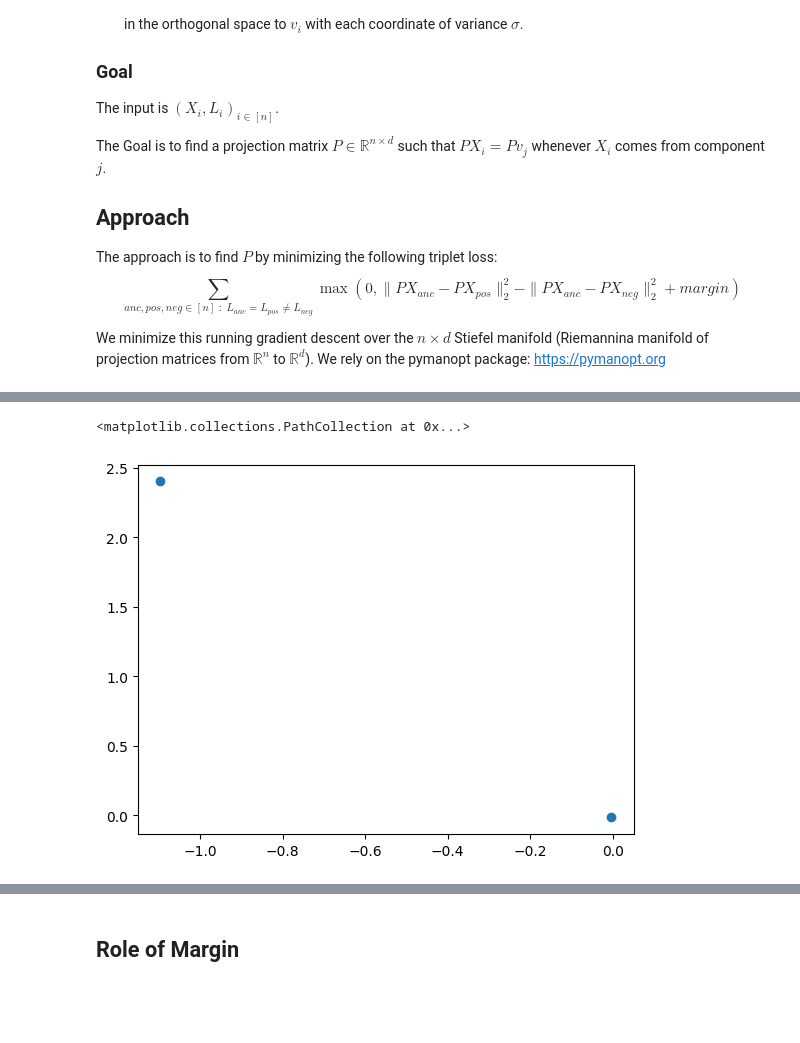
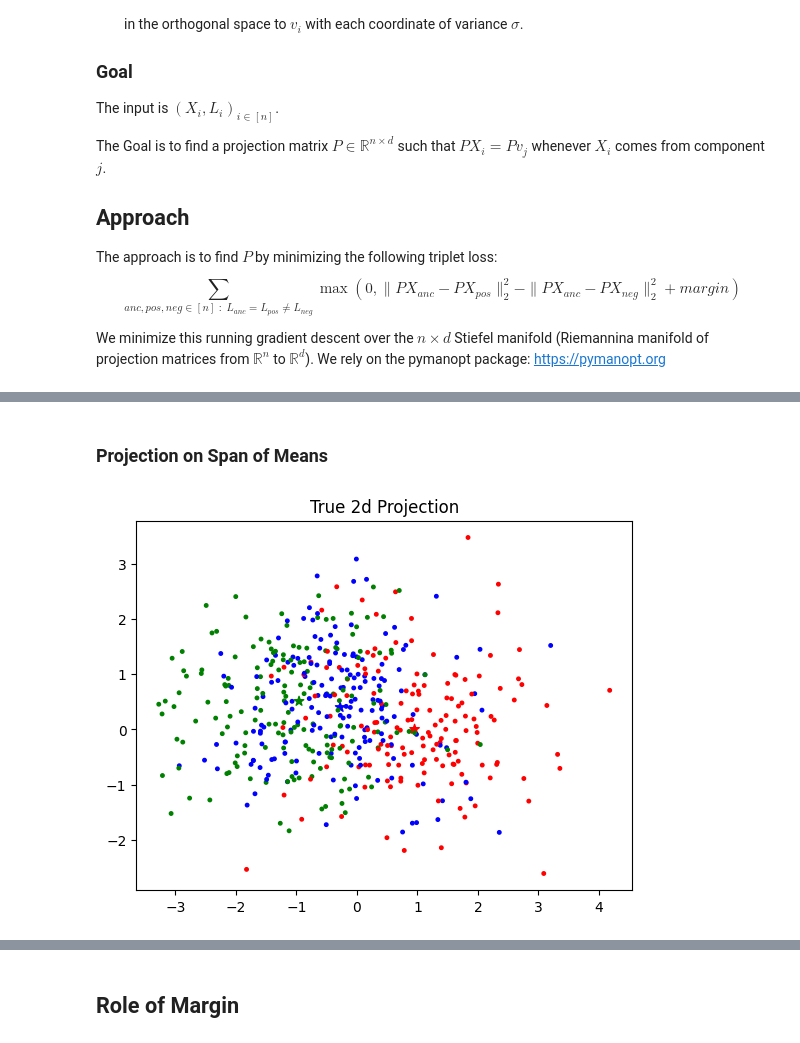
Before and after one commit to BangachevKiril/TripletLoss, a Jupyter notebook: GMMsExample/GMM Tests Notebook.ipynb, the cells around one changed output, grey strips where cells are left out. Cells and saved outputs as stored; diff of their text form; code cells hidden in the pictures; blank space fills up the shorter version.

```diff
--- a/GMMsExample/GMM Tests Notebook.ipynb
+++ b/GMMsExample/GMM Tests Notebook.ipynb
@@ -76,6 +65,8 @@ print(L)
-# %%
-# Components
-plt.scatter(x = V[:,0], y = V[:,1])
-# %% [output]
-<matplotlib.collections.PathCollection at 0x...>
-[figure, removed]
+# %% [markdown]
+### Projection on Span of Means
+# %%
+TP = np.zeros((d,dk))
+TP[:dk,:dk] = np.eye(dk)
+VisualizingFunctions.visualize(X_train,L_train,components,TP,title= "True 2d Projection")
+# %% [output]
+[figure, added]
```
Also changed, not shown: parts of 22 cells of this notebook, 6 other files.
